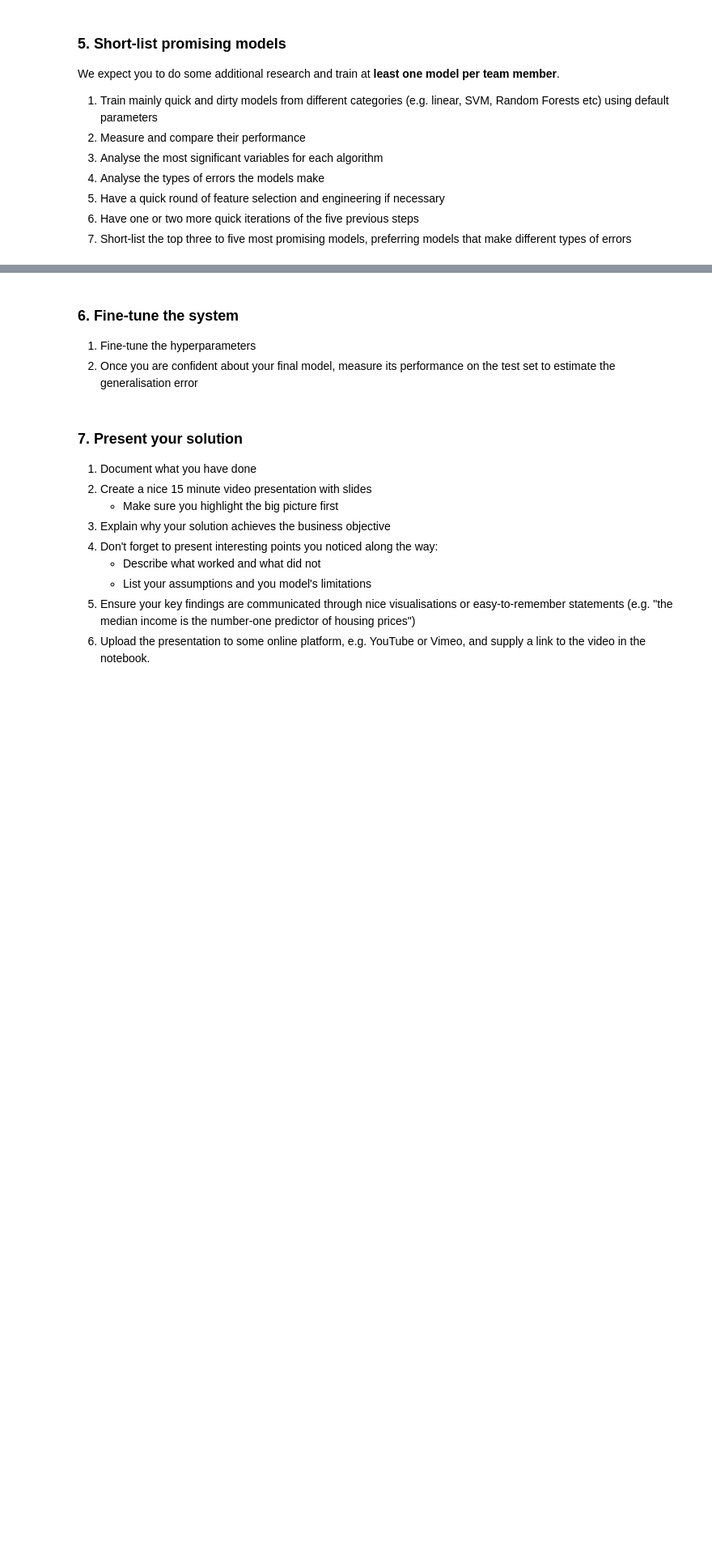
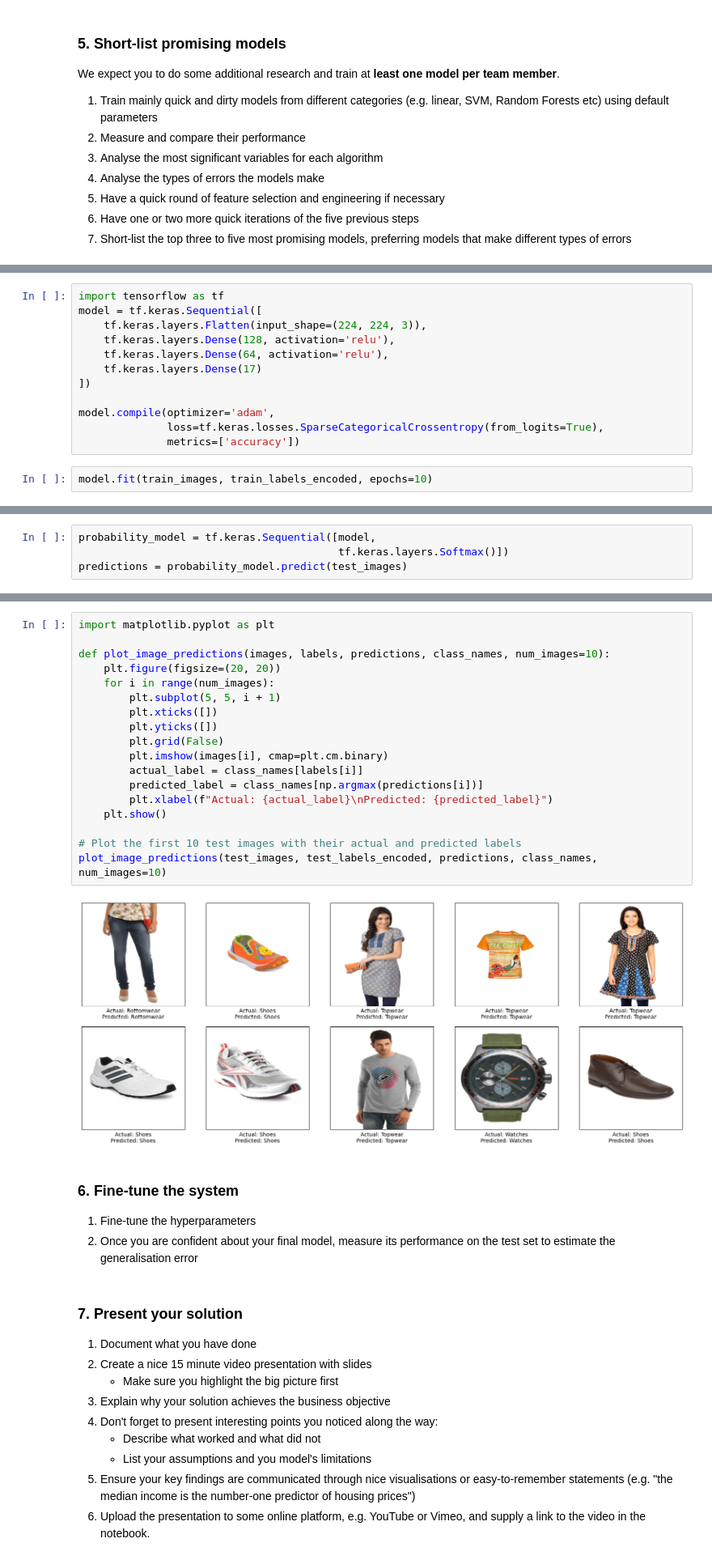
Before and after one commit to Sedilin/MAL1---Final-Project, a Jupyter notebook: 7. Final Group Project.ipynb, the cells around one changed output, grey strips where cells are left out. Shown at 81% size. Saved outputs shown, nothing was run; the diff lists cells and outputs as text; blank space fills up the shorter version.

```diff
--- a/7. Final Group Project.ipynb
+++ b/7. Final Group Project.ipynb
@@ -182,0 +219,14 @@ We expect you to do some additional research and train at **least one model per
+# %%
+import tensorflow as tf
+model = tf.keras.Sequential([
+    tf.keras.layers.Flatten(input_shape=(224, 224, 3)),
+    tf.keras.layers.Dense(128, activation='relu'),
+    tf.keras.layers.Dense(64, activation='relu'),
+    tf.keras.layers.Dense(17)
+])
+
+model.compile(optimizer='adam',
+              loss=tf.keras.losses.SparseCategoricalCrossentropy(from_logits=True),
+              metrics=['accuracy'])
+# %%
+model.fit(train_images, train_labels_encoded, epochs=10)
@@ -182,0 +263,4 @@ We expect you to do some additional research and train at **least one model per
+# %%
+probability_model = tf.keras.Sequential([model,
+                                         tf.keras.layers.Softmax()])
+predictions = probability_model.predict(test_images)
@@ -183,3 +269,23 @@ We expect you to do some additional research and train at **least one model per
+# %%
+import matplotlib.pyplot as plt
+
+def plot_image_predictions(images, labels, predictions, class_names, num_images=10):
+    plt.figure(figsize=(20, 20))
+    for i in range(num_images):
+        plt.subplot(5, 5, i + 1)
+        plt.xticks([])
+        plt.yticks([])
+        plt.grid(False)
+        plt.imshow(images[i], cmap=plt.cm.binary)
+        actual_label = class_names[labels[i]]
+        predicted_label = class_names[np.argmax(predictions[i])]
+        plt.xlabel(f"Actual: {actual_label}\nPredicted: {predicted_label}")
+    plt.show()
+
+# Plot the first 10 test images with their actual and predicted labels
+plot_image_predictions(test_images, test_labels_encoded, predictions, class_names, num_images=10)
+# %% [output]
+[figure, added]
 # %% [markdown]
 ### 6. Fine-tune the system
 1. Fine-tune the hyperparameters
```
Also changed, not shown: parts of 9 cells of this notebook.
